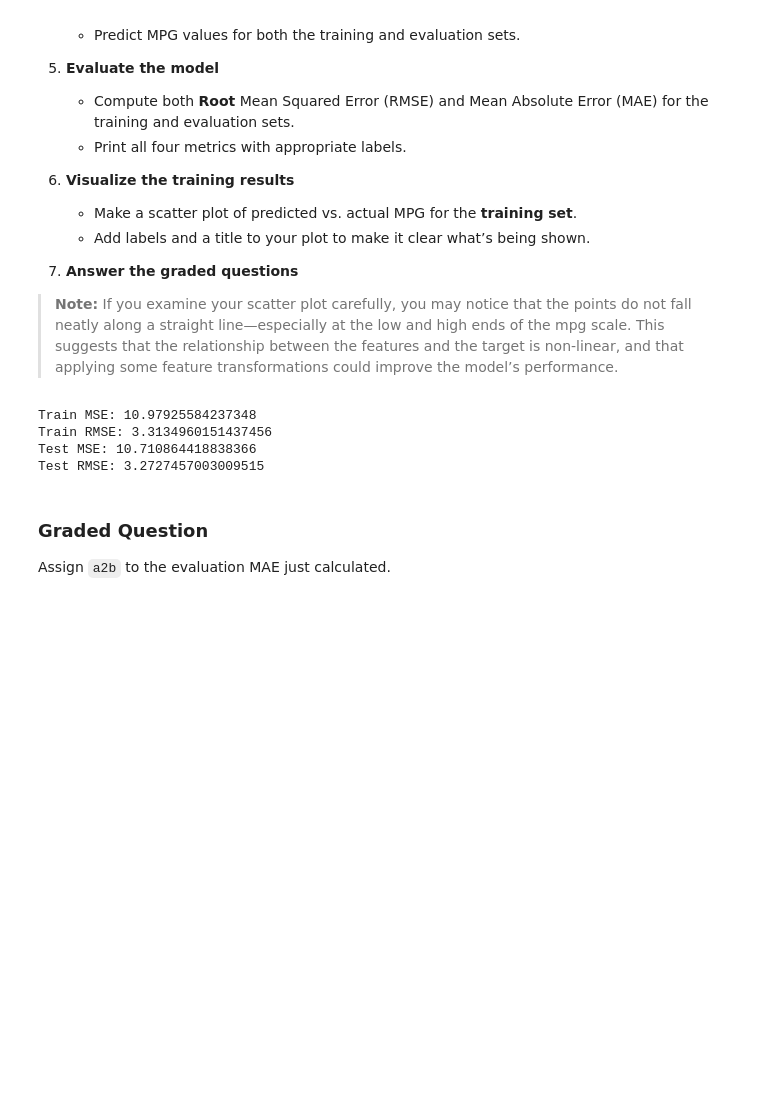
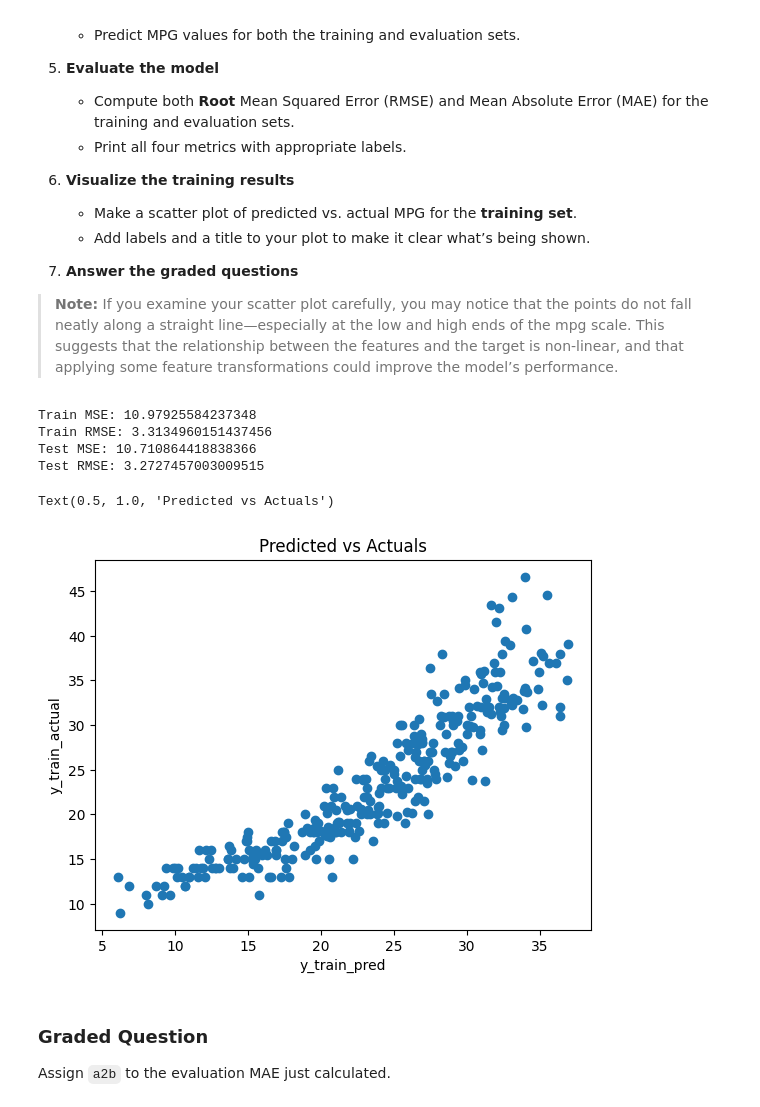
Before and after one commit to andre-bu-gitdev/ML_Fundamentals_dx603, a Jupyter notebook: Homework_03.ipynb, the cells around one changed output. Saved outputs shown, nothing was run; the diff lists cells and outputs as text; code cells hidden in the pictures; blank space fills up the shorter version.

```diff
--- a/Homework_03.ipynb
+++ b/Homework_03.ipynb
@@ -537,33 +537,41 @@ In this part, you’ll build a baseline linear regression model to predict `mpg`
 X = df_mpg_cleaned.drop(columns = ['mpg'])
 y = df_mpg_cleaned['mpg']
 
 # Step 2
 X_train, X_test, y_train, y_test = train_test_split(X, y, test_size= 0.2, random_state= random_seed)
 
 # Step 3
 model = LinearRegression()
 model.fit(X_train, y_train) # training model on train split
 
 # Step 4
 y_train_pred = model.predict(X_train) # making predictions for both the train and test splits
 y_test_pred = model.predict(X_test)
 
 # Step 5
 train_mse = mean_squared_error(y_train, y_train_pred)
 train_rmse = np.sqrt(train_mse)
 
 test_mse = mean_squared_error(y_test, y_test_pred)
 test_rmse = np.sqrt(test_mse)
 
 print('Train MSE: '+ str(train_mse))
 print('Train RMSE: '+ str(train_rmse))
 print('Test MSE: '+ str(test_mse))
 print('Test RMSE: '+ str(test_rmse))
+
+# Step 6
+plt.scatter(y_train_pred, y_train)
+plt.xlabel('y_train_pred')
+plt.ylabel('y_train_actual')
+plt.title('Predicted vs Actuals')
 # %% [output]
 Train MSE: 10.97925584237348
 Train RMSE: 3.3134960151437456
 Test MSE: 10.710864418838366
 Test RMSE: 3.2727457003009515
+Text(0.5, 1.0, 'Predicted vs Actuals')
+[figure, added]
 # %% [markdown]
 ### Graded Question
 
```
Also changed, not shown: parts of 2 cells of this notebook.
